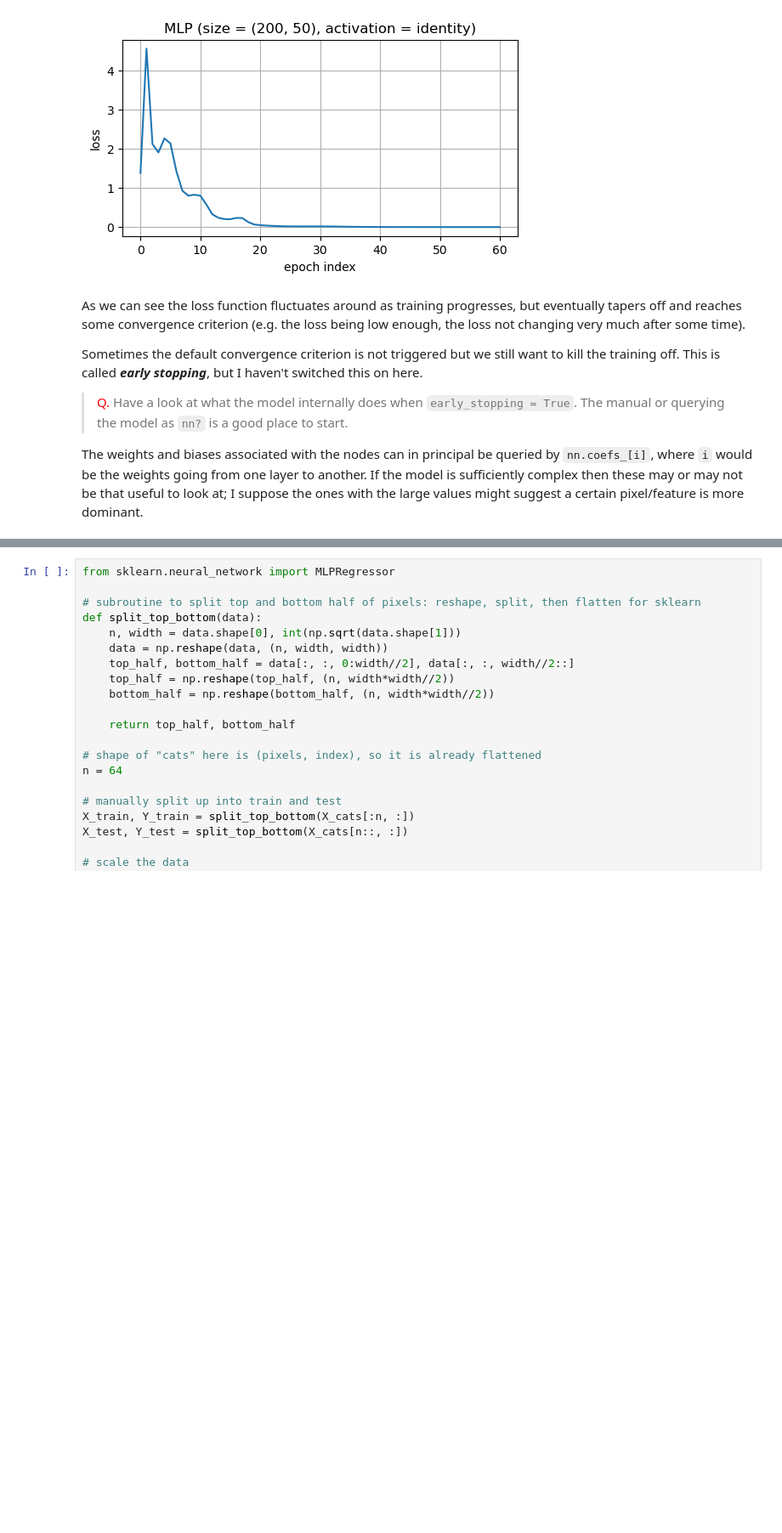
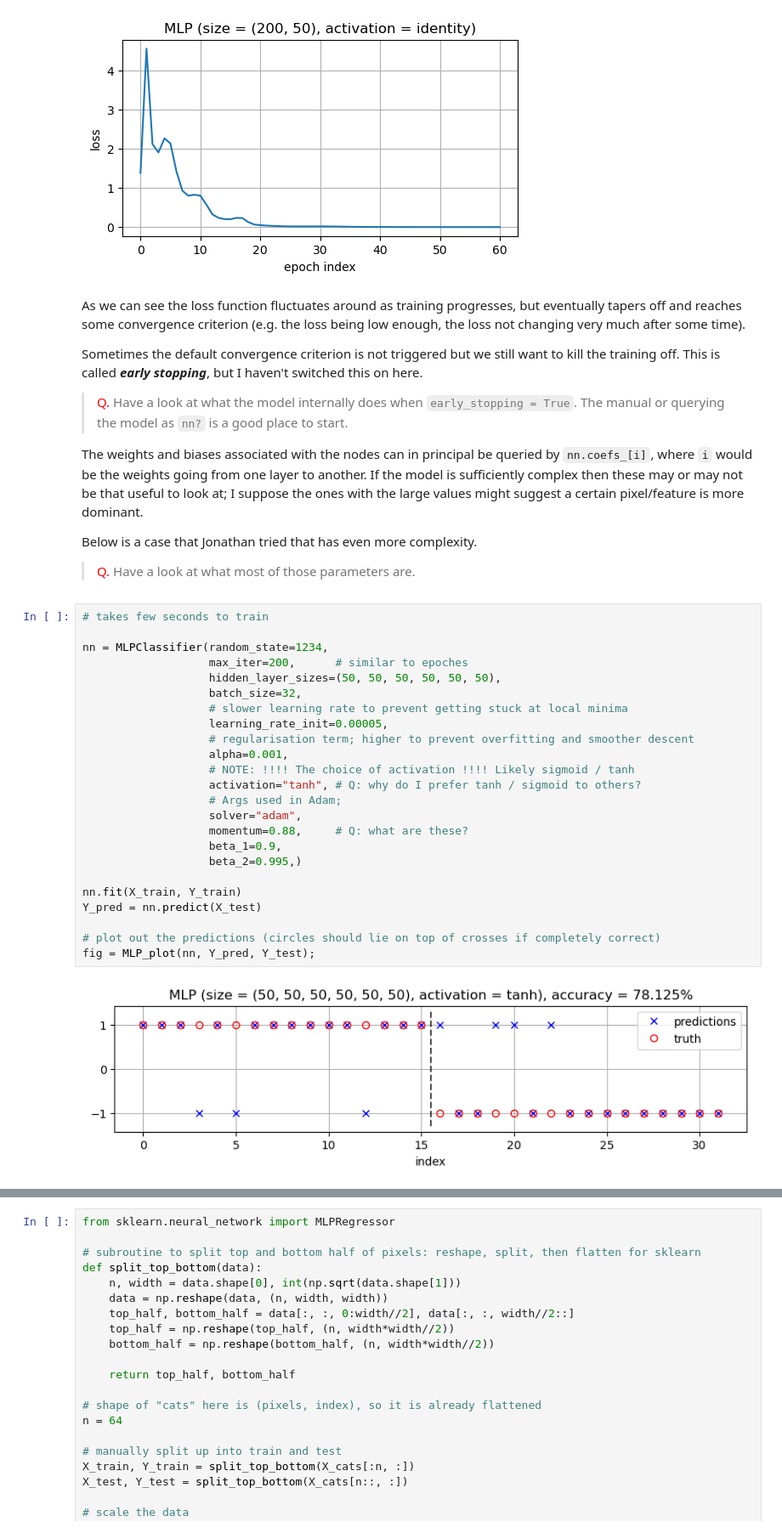
Before and after one commit to julianmak/OCES4303_ML_ocean, a Jupyter notebook: rendered/08_neural_networks.ipynb, the cells around one changed output, grey strips where cells are left out. Shown at 85% size. Cells and saved outputs as stored; diff of their text form; blank space fills up the shorter version.

```diff
--- a/rendered/08_neural_networks.ipynb
+++ b/rendered/08_neural_networks.ipynb
@@ -490,3 +494,33 @@ Sometimes the default convergence criterion is not triggered but we still want t
 > <span style="color:red">Q.</span> Have a look at what the model internally does when `early_stopping = True`. The manual or querying the model as `nn?` is a good place to start.
 
 The weights and biases associated with the nodes can in principal be queried by `nn.coefs_[i]`, where `i` would be the weights going from one layer to another. If the model is sufficiently complex then these may or may not be that useful to look at; I suppose the ones with the large values might suggest a certain pixel/feature is more dominant.
+
+Below is a case that Jonathan tried that has even more complexity.
+
+> <span style="color:red">Q.</span> Have a look at what most of those parameters are.
+# %%
+# takes few seconds to train
+
+nn = MLPClassifier(random_state=1234,
+                   max_iter=200,      # similar to epoches
+                   hidden_layer_sizes=(50, 50, 50, 50, 50, 50),
+                   batch_size=32,
+                   # slower learning rate to prevent getting stuck at local minima
+                   learning_rate_init=0.00005,
+                   # regularisation term; higher to prevent overfitting and smoother descent
+                   alpha=0.001,
+                   # NOTE: !!!! The choice of activation !!!! Likely sigmoid / tanh
+                   activation="tanh", # Q: why do I prefer tanh / sigmoid to others?
+                   # Args used in Adam;
+                   solver="adam",
+                   momentum=0.88,     # Q: what are these?
+                   beta_1=0.9,
+                   beta_2=0.995,)
+
+nn.fit(X_train, Y_train)
+Y_pred = nn.predict(X_test)
+
+# plot out the predictions (circles should lie on top of crosses if completely correct)
+fig = MLP_plot(nn, Y_pred, Y_test);
+# %% [output]
+[figure, added]
```
Also changed, not shown: parts of 24 cells of this notebook, 2 other files.
